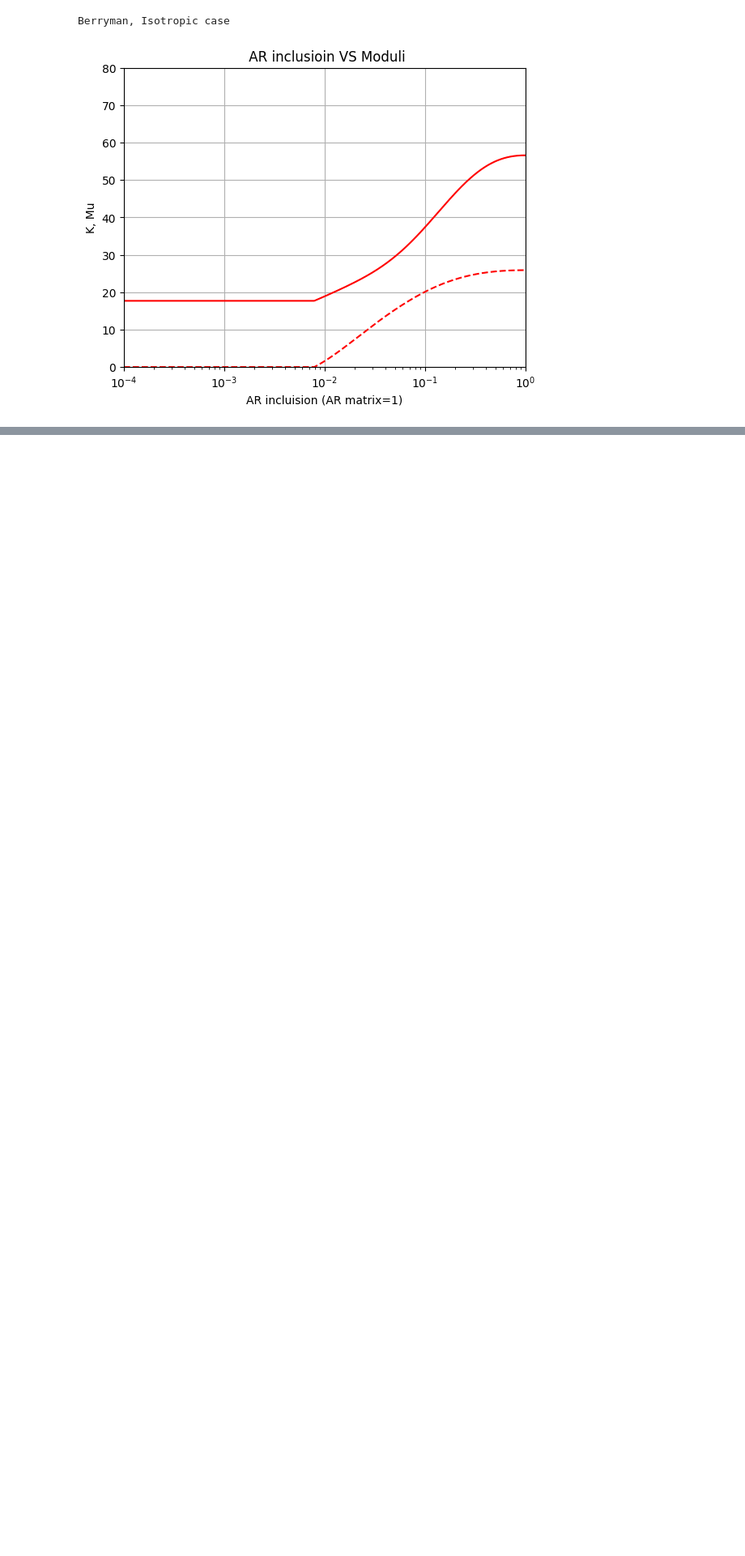
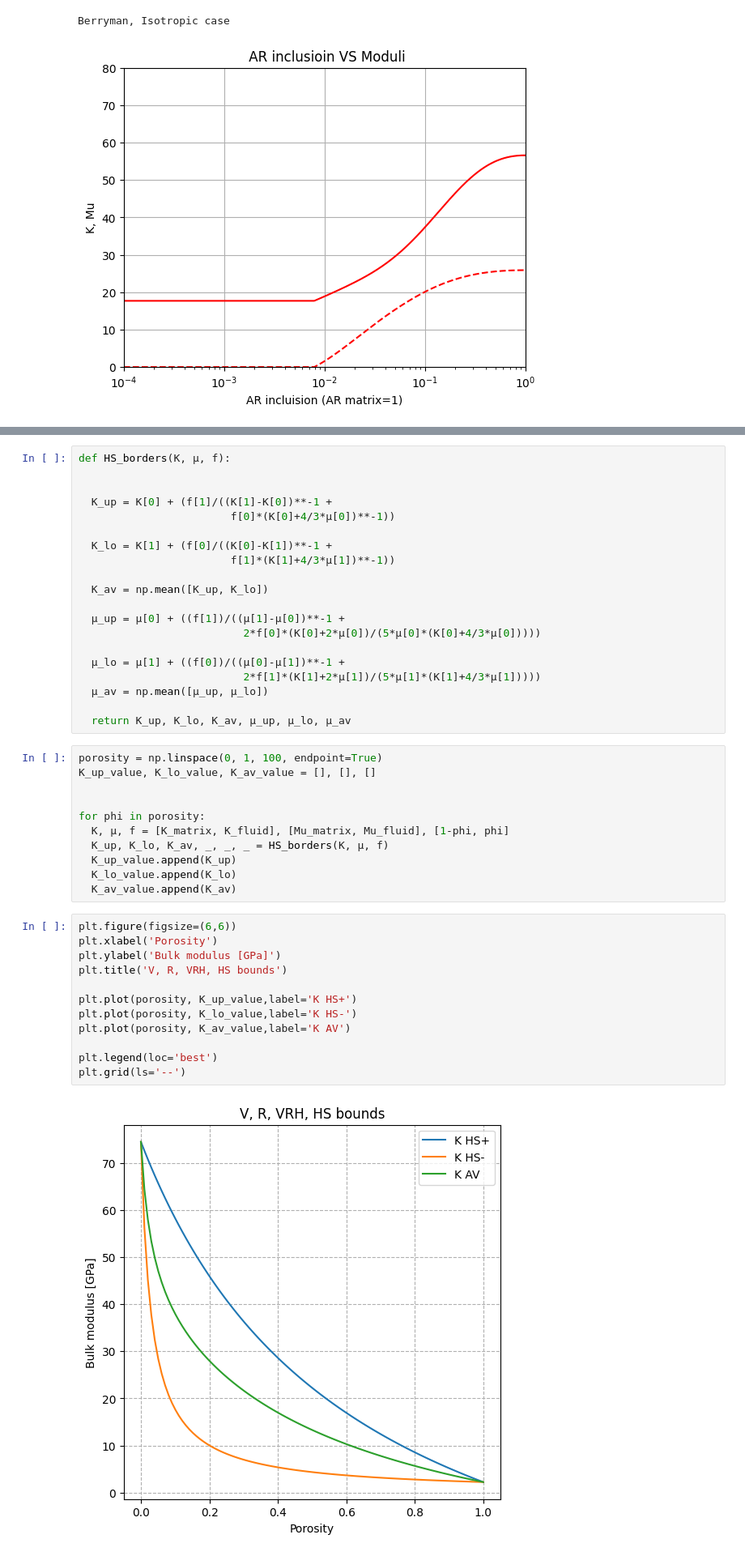
Before and after one commit to MariiaKalinina/Kaggle, a Jupyter notebook: Berryman_SC.ipynb, the cells around one changed output, grey strips where cells are left out. Shown: that part at 81% size. Drawn from its saved outputs; the diff is of its cells as text; blank space fills up the shorter version.

```diff
--- a/Berryman_SC.ipynb
+++ b/Berryman_SC.ipynb
@@ -294,0 +313,45 @@ Berryman, Isotropic case
+# %%
+def HS_borders(K, μ, f):
+
+
+  K_up = K[0] + (f[1]/((K[1]-K[0])**-1 +
+                        f[0]*(K[0]+4/3*μ[0])**-1))
+
+  K_lo = K[1] + (f[0]/((K[0]-K[1])**-1 +
+                        f[1]*(K[1]+4/3*μ[1])**-1))
+
+  K_av = np.mean([K_up, K_lo])
+
+  μ_up = μ[0] + ((f[1])/((μ[1]-μ[0])**-1 +
+                          2*f[0]*(K[0]+2*μ[0])/(5*μ[0]*(K[0]+4/3*μ[0]))))
+
+  μ_lo = μ[1] + ((f[0])/((μ[0]-μ[1])**-1 +
+                          2*f[1]*(K[1]+2*μ[1])/(5*μ[1]*(K[1]+4/3*μ[1]))))
+  μ_av = np.mean([μ_up, μ_lo])
+
+  return K_up, K_lo, K_av, μ_up, μ_lo, μ_av
+# %%
+porosity = np.linspace(0, 1, 100, endpoint=True)
+K_up_value, K_lo_value, K_av_value = [], [], []
+
+
+for phi in porosity:
+  K, μ, f = [K_matrix, K_fluid], [Mu_matrix, Mu_fluid], [1-phi, phi]
+  K_up, K_lo, K_av, _, _, _ = HS_borders(K, μ, f)
+  K_up_value.append(K_up)
+  K_lo_value.append(K_lo)
+  K_av_value.append(K_av)
+# %%
+plt.figure(figsize=(6,6))
+plt.xlabel('Porosity')
+plt.ylabel('Bulk modulus [GPa]')
+plt.title('V, R, VRH, HS bounds')
+
+plt.plot(porosity, K_up_value,label='K HS+')
+plt.plot(porosity, K_lo_value,label='K HS-')
+plt.plot(porosity, K_av_value,label='K AV')
+
+plt.legend(loc='best')
+plt.grid(ls='--')
+# %% [output]
+[figure, added]
```
Also changed, not shown: parts of 2 cells of this notebook.
